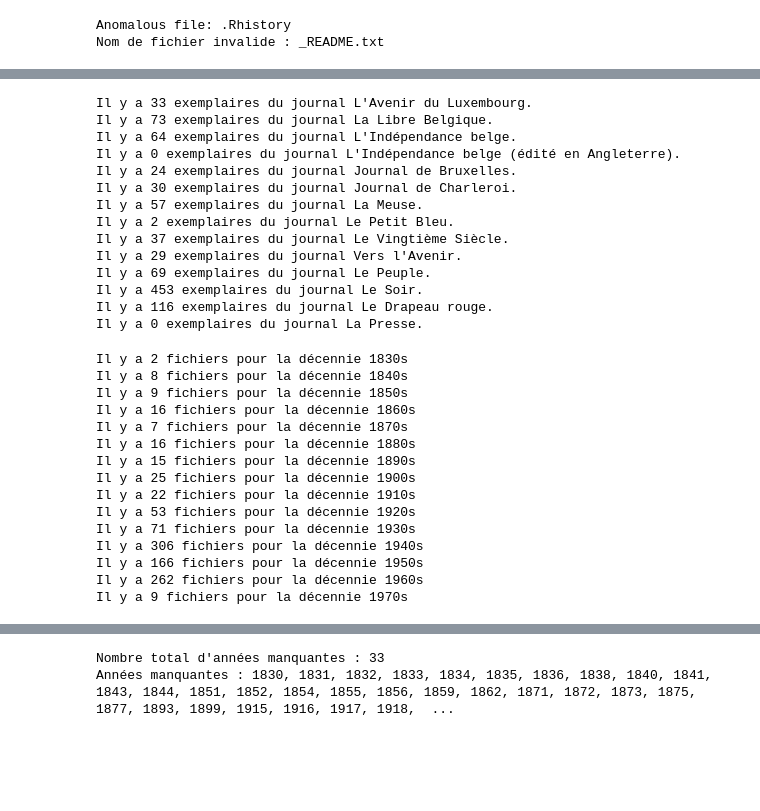
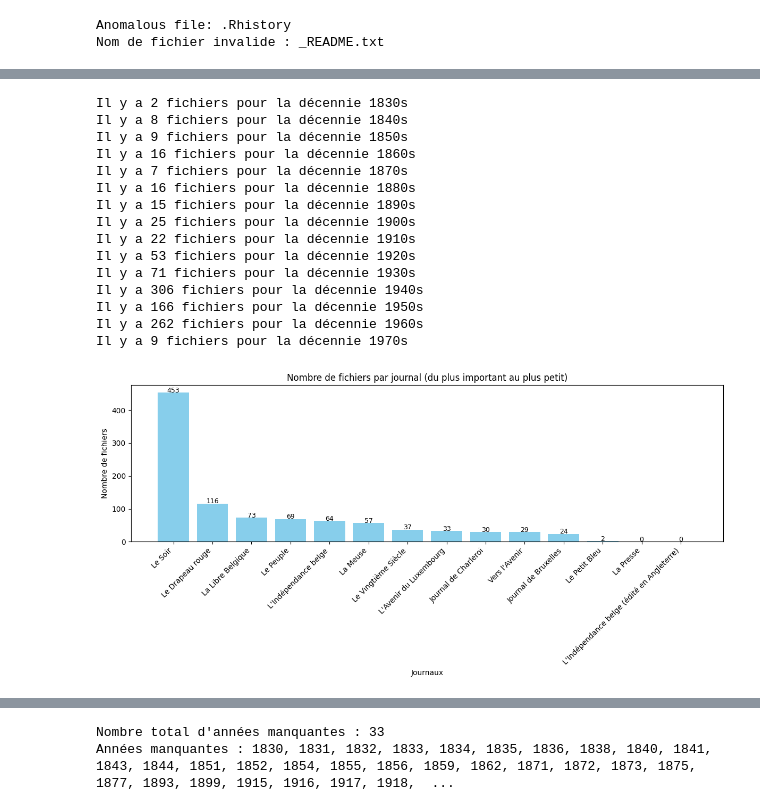
Before and after one commit to mjottrand/tac, a Jupyter notebook: tps/tp4/Explore.ipynb, the cells around one changed output, grey strips where cells are left out. Drawn from its saved outputs; the diff is of its cells as text; code cells hidden in the pictures; blank space fills up the shorter version.

```diff
--- a/tps/tp4/Explore.ipynb
+++ b/tps/tp4/Explore.ipynb
@@ -94,54 +112,64 @@ Nom de fichier invalide : _README.txt
 # %%
 journaux = {
     "JB421":  "L'Avenir du Luxembourg",
     "JB427":  "La Libre Belgique",
     "JB555":  "L'Indépendance belge",
     "JB555A": "L'Indépendance belge (édité en Angleterre)",
     "JB567":  "Journal de Bruxelles",
     "JB572":  "Journal de Charleroi",
     "JB638":  "La Meuse",
     "JB685":  "Le Petit Bleu",
     "JB729":  "Le Vingtième Siècle",
     "JB773":  "Vers l'Avenir",
     "JB837":  "Le Peuple",
     "JB838":  "Le Soir",
     "JB1051": "Le Drapeau rouge",
     "B14138": "La Presse"
 }
 
-for code, nom in journaux.items():
-    print(f"Il y a {count_newspapers[code]} exemplaires du journal {nom}.")
+for decade in sorted(count_decade.keys()):
+    print(f"Il y a {count_decade[decade]} fichiers pour la décennie {decade}")
+
+# Récupérer noms et valeurs
+noms = [nom for code, nom in journaux.items()]
+valeurs = [count_newspapers[code] for code in journaux.keys()]
+
+# Trier par nombre de fichiers décroissant
+valeurs, noms = zip(*sorted(zip(valeurs, noms), reverse=True))
+
+# Indices pour l'axe X
+index = np.arange(len(noms))
+
+# Graphique en barres
+plt.figure(figsize=(12,6))
+plt.bar(index, valeurs, color='skyblue')
+
+# Labels et titre
+plt.xticks(index, noms, rotation=45, ha='right', fontsize=10)
+plt.ylabel("Nombre de fichiers")
+plt.xlabel("Journaux")
+plt.title("Nombre de fichiers par journal (du plus important au plus petit)")
+
+# Afficher les valeurs au-dessus des barres
+for i, v in enumerate(valeurs):
+    plt.text(i, v + 0.5, str(v), ha='center', fontsize=9)
+
+plt.tight_layout()
+plt.show()
 # %% [output]
-Il y a 33 exemplaires du journal L'Avenir du Luxembourg.
-Il y a 73 exemplaires du journal La Libre Belgique.
-Il y a 64 exemplaires du journal L'Indépendance belge.
-Il y a 0 exemplaires du journal L'Indépendance belge (édité en Angleterre).
-Il y a 24 exemplaires du journal Journal de Bruxelles.
-Il y a 30 exemplaires du journal Journal de Charleroi.
-Il y a 57 exemplaires du journal La Meuse.
-Il y a 2 exemplaires du journal Le Petit Bleu.
-Il y a 37 exemplaires du journal Le Vingtième Siècle.
-Il y a 29 exemplaires du journal Vers l'Avenir.
-Il y a 69 exemplaires du journal Le Peuple.
-Il y a 453 exemplaires du journal Le Soir.
-Il y a 116 exemplaires du journal Le Drapeau rouge.
-Il y a 0 exemplaires du journal La Presse.
+Il y a 2 fichiers pour la décennie 1830s
+Il y a 8 fichiers pour la décennie 1840s
+Il y a 9 fichiers pour la décennie 1850s
+Il y a 16 fichiers pour la décennie 1860s
+Il y a 7 fichiers pour la décennie 1870s
+Il y a 16 fichiers pour la décennie 1880s
+Il y a 15 fichiers pour la décennie 1890s
+Il y a 25 fichiers pour la décennie 1900s
+Il y a 22 fichiers pour la décennie 1910s
+Il y a 53 fichiers pour la décennie 1920s
+Il y a 71 fichiers pour la décennie 1930s
+Il y a 306 fichiers pour la décennie 1940s
+Il y a 166 fichiers pour la décennie 1950s
+Il y a 262 fichiers pour la décennie 1960s
+Il y a 9 fichiers pour la décennie 1970s
+[figure, added]
-# %%
-for decade in sorted(count_decade.keys()):
-    print(f"Il y a {count_decade[decade]} fichiers pour la décennie {decade}")
-# %% [output]
-Il y a 2 fichiers pour la décennie 1830s
-Il y a 8 fichiers pour la décennie 1840s
-Il y a 9 fichiers pour la décennie 1850s
-Il y a 16 fichiers pour la décennie 1860s
-Il y a 7 fichiers pour la décennie 1870s
-Il y a 16 fichiers pour la décennie 1880s
-Il y a 15 fichiers pour la décennie 1890s
-Il y a 25 fichiers pour la décennie 1900s
-Il y a 22 fichiers pour la décennie 1910s
-Il y a 53 fichiers pour la décennie 1920s
-Il y a 71 fichiers pour la décennie 1930s
-Il y a 306 fichiers pour la décennie 1940s
-Il y a 166 fichiers pour la décennie 1950s
-Il y a 262 fichiers pour la décennie 1960s
-Il y a 9 fichiers pour la décennie 1970s
```
Also changed, not shown: parts of 18 cells of this notebook.
